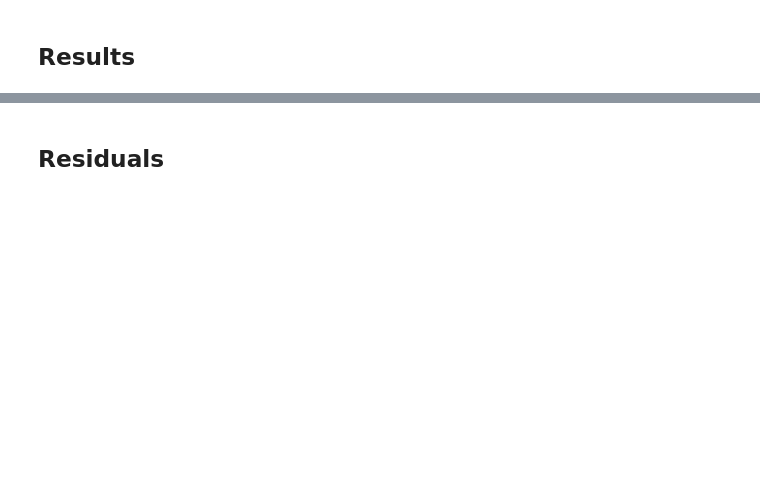
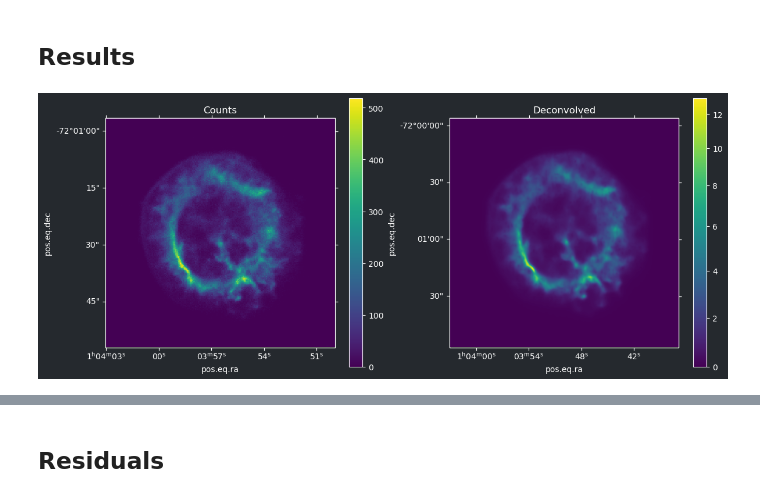
Before and after one commit to jolideco/jolideco-chandra-examples, a Jupyter notebook: workflow/notebooks/jolideco-deconvolution.ipynb, the cells around one changed output, grey strips where cells are left out. Drawn from its saved outputs; the diff is of its cells as text; code cells hidden in the pictures; blank space fills up the shorter version.

```diff
--- a/workflow/notebooks/jolideco-deconvolution.ipynb
+++ b/workflow/notebooks/jolideco-deconvolution.ipynb
@@ -152,35 +227,31 @@ result.plot_trace_loss()
 # %%
 counts = np.sum([_["counts"] for _ in datasets_jolideco.values()], axis=0)
 
 fig, axes = plt.subplots(
     ncols=2,
     subplot_kw={"projection": wcs},
     figsize=(14, 6)
 )
 
 norm_asinh = simple_norm(
     counts,
-    min_cut=0.1,
-    max_cut=0.5,
-    stretch="power",
-    power=1.,
+    min_cut=0,
+    max_cut=13,
+    stretch="asinh",
+    asinh_a=0.8
 )
 
 
-norm = simple_norm(
-    counts,
-    min_cut=0.02,
-    max_cut=0.3,
-    stretch="power",
-    power=3
-)
 
 im = axes[0].imshow(counts, origin="lower", interpolation="None")
 axes[0].set_title("Counts")
 plt.colorbar(im);
 
-im = axes[1].imshow(result.components.flux_total_numpy, origin="lower", norm=norm_asinh, interpolation="bicubic")
+im = axes[1].imshow(result.components.flux_upsampled_total_numpy, origin="lower", norm=norm_asinh, interpolation="gaussian")
 axes[1].set_title("Deconvolved");
 plt.colorbar(im);
+plt.savefig("/Users/adonath/Desktop/deconvolved.png", dpi=300)
+# %% [output]
+[figure, added]
 # %%
 print(calibrations)
```
Also changed, not shown: parts of 18 cells of this notebook, 6 other files.
